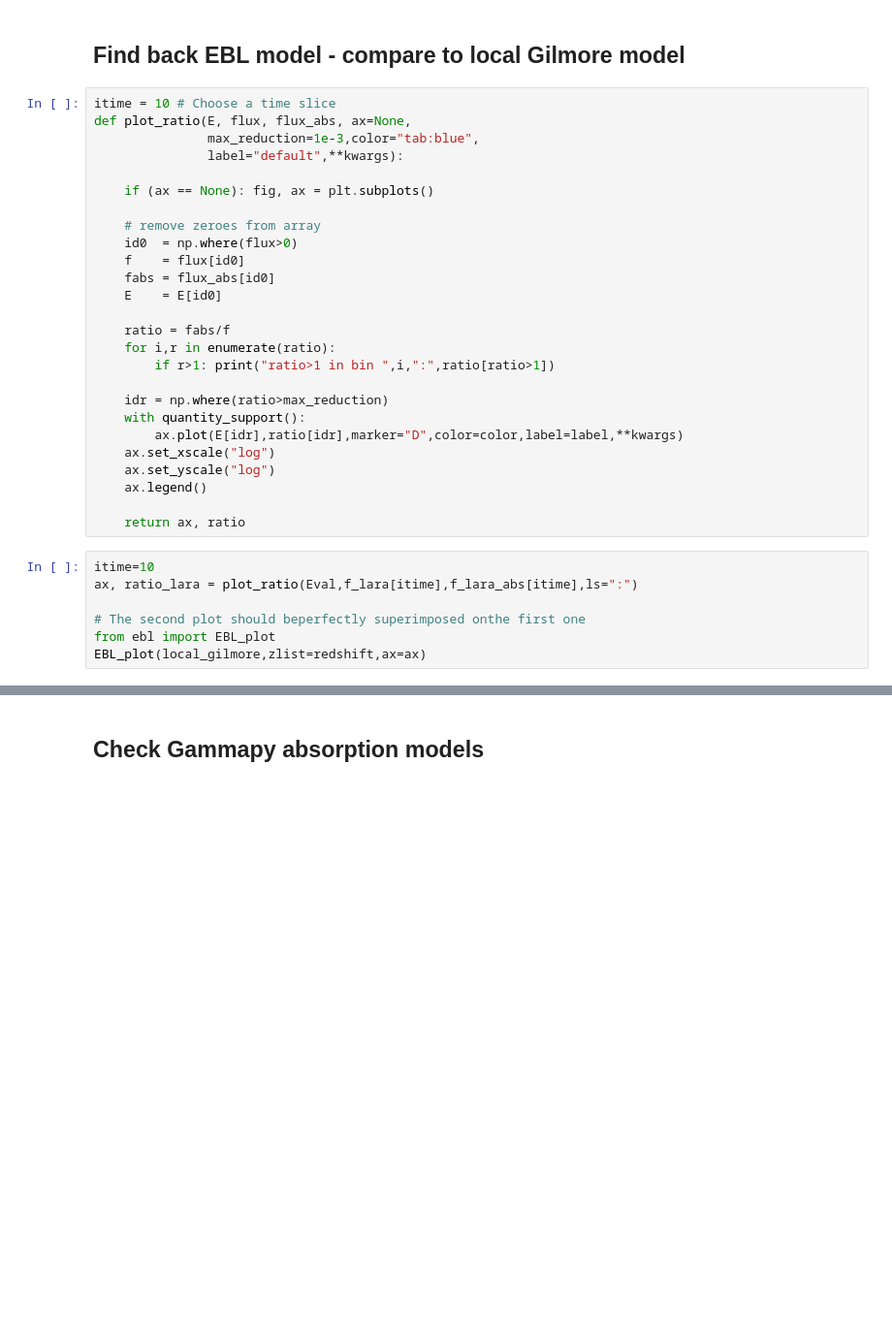
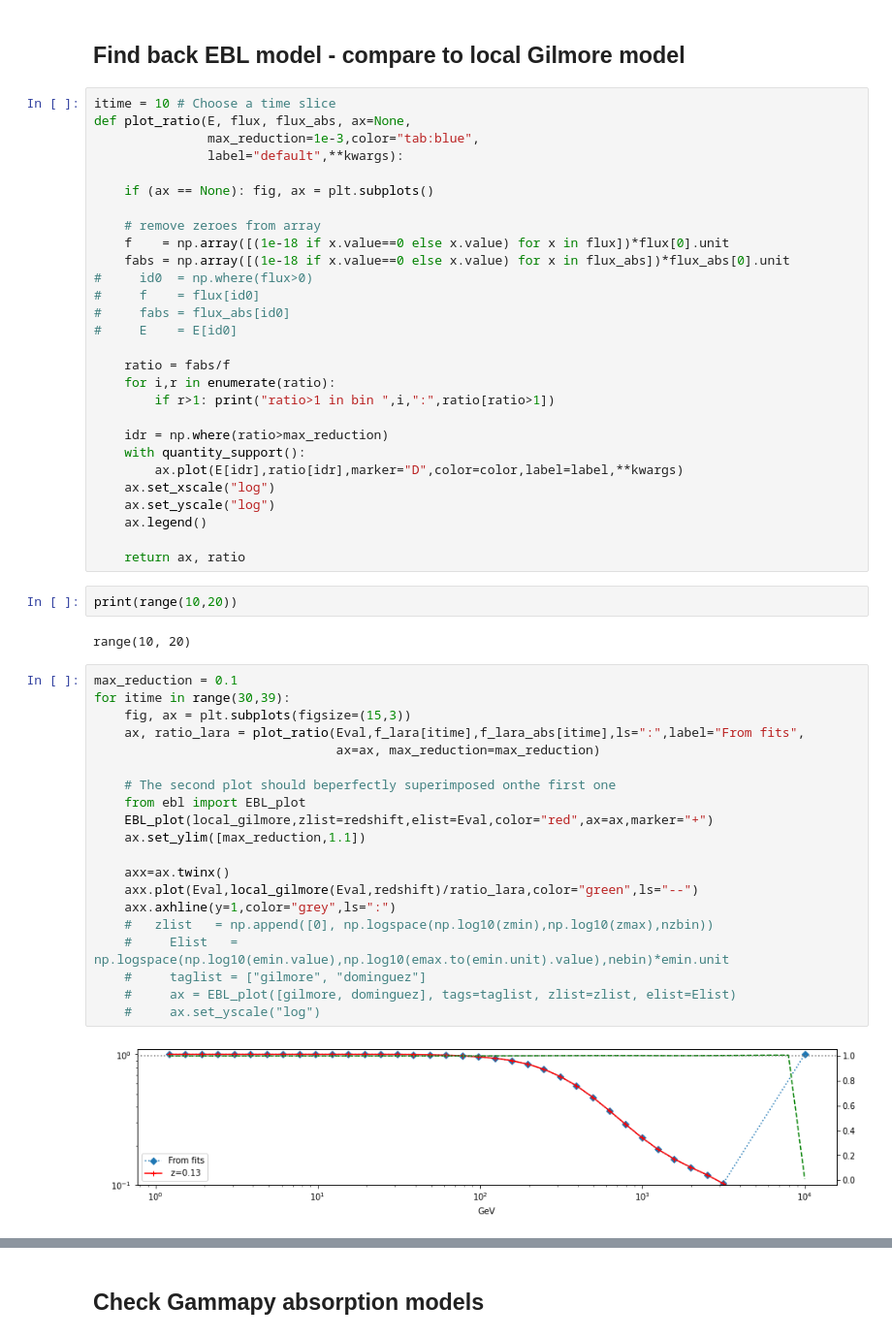
Before and after one commit to tstolarczyk/SoHAPPy, a Jupyter notebook: EBL/EBL_check.ipynb, the cells around one changed output, grey strips where cells are left out. Shown: that part at 97% size. Drawn from its saved outputs; the diff is of its cells as text; blank space fills up the shorter version.

```diff
--- a/EBL/EBL_check.ipynb
+++ b/EBL/EBL_check.ipynb
@@ -70,10 +75,12 @@ def plot_ratio(E, flux, flux_abs, ax=None,
     if (ax == None): fig, ax = plt.subplots()
 
     # remove zeroes from array
-    id0  = np.where(flux>0)
-    f    = flux[id0]
-    fabs = flux_abs[id0]
-    E    = E[id0]
+    f    = np.array([(1e-18 if x.value==0 else x.value) for x in flux])*flux[0].unit
+    fabs = np.array([(1e-18 if x.value==0 else x.value) for x in flux_abs])*flux_abs[0].unit
+#     id0  = np.where(flux>0)
+#     f    = flux[id0]
+#     fabs = flux_abs[id0]
+#     E    = E[id0]
 
     ratio = fabs/f
     for i,r in enumerate(ratio):
@@ -87,10 +94,29 @@ def plot_ratio(E, flux, flux_abs, ax=None,
     ax.legend()
 
     return ax, ratio
-# %%
-itime=10
-ax, ratio_lara = plot_ratio(Eval,f_lara[itime],f_lara_abs[itime],ls=":")
-
-# The second plot should beperfectly superimposed onthe first one
-from ebl import EBL_plot
-EBL_plot(local_gilmore,zlist=redshift,ax=ax)
+# %%
+print(range(10,20))
+# %% [output]
+range(10, 20)
+# %%
+max_reduction = 0.1
+for itime in range(30,39):
+    fig, ax = plt.subplots(figsize=(15,3))
+    ax, ratio_lara = plot_ratio(Eval,f_lara[itime],f_lara_abs[itime],ls=":",label="From fits",
+                                ax=ax, max_reduction=max_reduction)
+
+    # The second plot should beperfectly superimposed onthe first one
+    from ebl import EBL_plot
+    EBL_plot(local_gilmore,zlist=redshift,elist=Eval,color="red",ax=ax,marker="+")
+    ax.set_ylim([max_reduction,1.1])
+
+    axx=ax.twinx()
+    axx.plot(Eval,local_gilmore(Eval,redshift)/ratio_lara,color="green",ls="--")
+    axx.axhline(y=1,color="grey",ls=":")
+    #   zlist   = np.append([0], np.logspace(np.log10(zmin),np.log10(zmax),nzbin))
+    #     Elist   = np.logspace(np.log10(emin.value),np.log10(emax.to(emin.unit).value),nebin)*emin.unit
+    #     taglist = ["gilmore", "dominguez"]
+    #     ax = EBL_plot([gilmore, dominguez], tags=taglist, zlist=zlist, elist=Elist)
+    #     ax.set_yscale("log")
+# %% [output]
+[figure, added]
```
Also changed, not shown: parts of 14 cells of this notebook, 1 other file.
